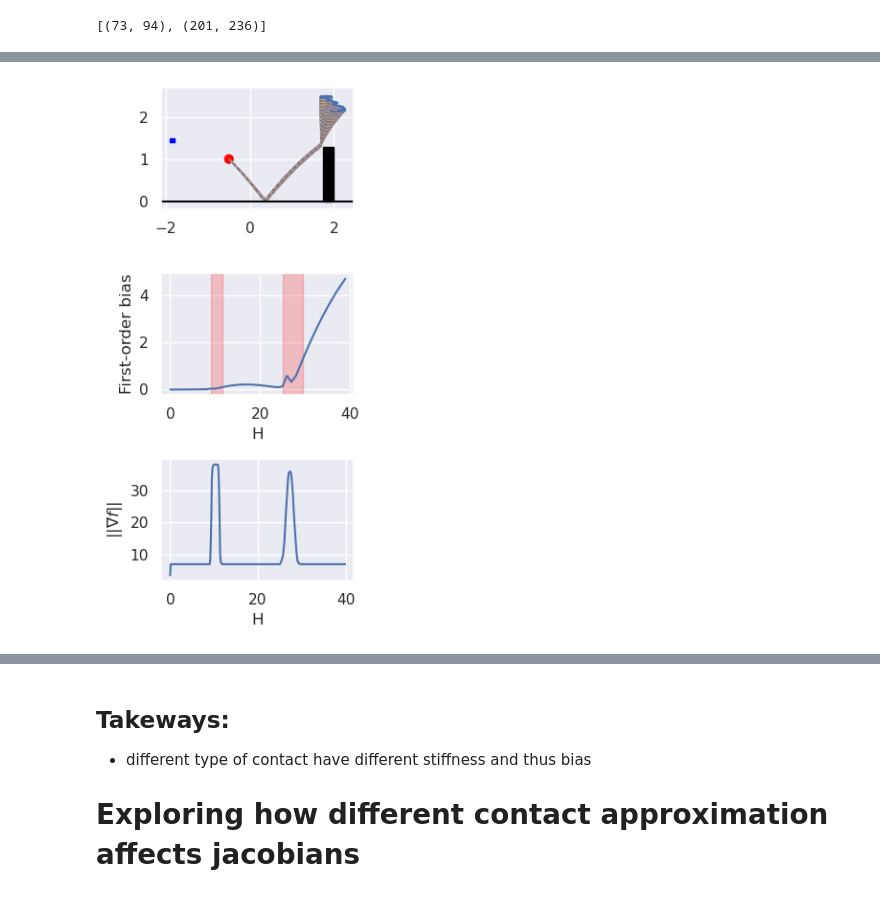
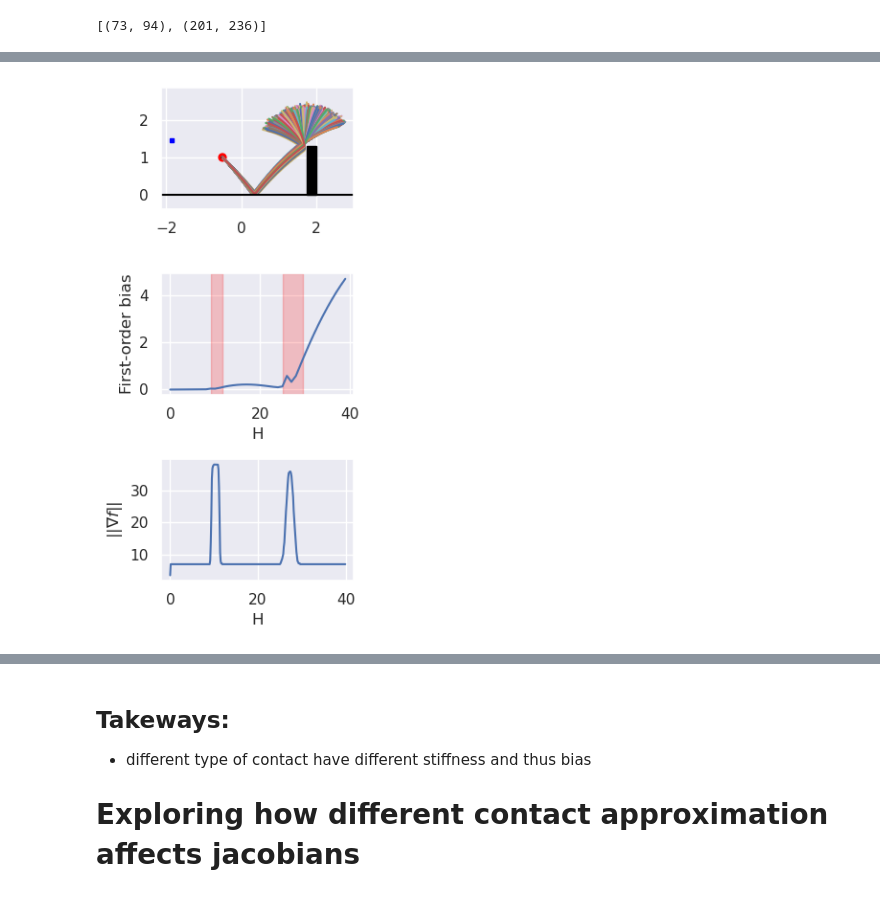
Before and after one commit to NVlabs/DiffRL, a Jupyter notebook: ball_env/ball_env_analysis.ipynb, the cells around one changed output, grey strips where cells are left out. Saved outputs shown, nothing was run; the diff lists cells and outputs as text; code cells hidden in the pictures.

```diff
--- a/scripts/ball_env_analysis.ipynb
+++ b/ball_env/ball_env_analysis.ipynb
@@ -143,6 +144,9 @@ N = fobgs.shape[1]
 std = data['std']
 
 f, ax = plt.subplots(3, 1, figsize=(3, 6))
+
+ldata = np.load("landscapes_0.1.npy", allow_pickle=True)
+xy = ldata[0]['trajectories'][0]
 
 for n in range(xy.shape[1]):
     ax[0].plot(xy[:, n, 0], xy[:, n, 1])
@@ -179,31 +183,31 @@ ax[1].set_xlabel("H")
 # for (start, end) in contact_ranges:
 #     ax[0, 1].axvspan(start/8, end/8, alpha=0.2, color='red')
 # ax[0, 1].set_yscale("log")
 # ax[0, 1].set_xlabel("H")
 # ax[0, 1].set_title("Gradient variance")
 # ax[0, 1].legend()
 
 
 ax[2].plot(np.arange(H)/8, jac_norms)
 ax[2].set_ylabel(r"$||\nabla f ||$")
 ax[2].set_xlabel("H")
 
 # for n in range(xy.shape[1]):
 #     ax[1,1].plot(xy[:, n, 0], xy[:, n, 1])
 
 # # add wall
 # rect = patches.Rectangle((1.75, 0), 0.25, 1.0, linewidth=1, edgecolor='black', facecolor='black')
 # ax[1,1].add_patch(rect)
 
 # # add target
 # rect = patches.Rectangle((-1.9, 1.4), 0.1, 0.1, linewidth=1, edgecolor='blue', facecolor='blue')
 # ax[1,1].add_patch(rect)
 
 # ax[1,1].axis('equal')
 # ax[1,1].set_xlim((-3, 3))
 
 
 plt.tight_layout()
 plt.savefig("outputs/ball_bias_and_stiffness.pdf")
 # %% [output]
-[figure, old version]
+[figure, new version]
```
Also changed, not shown: parts of 9 cells of this notebook, 14 other files.
